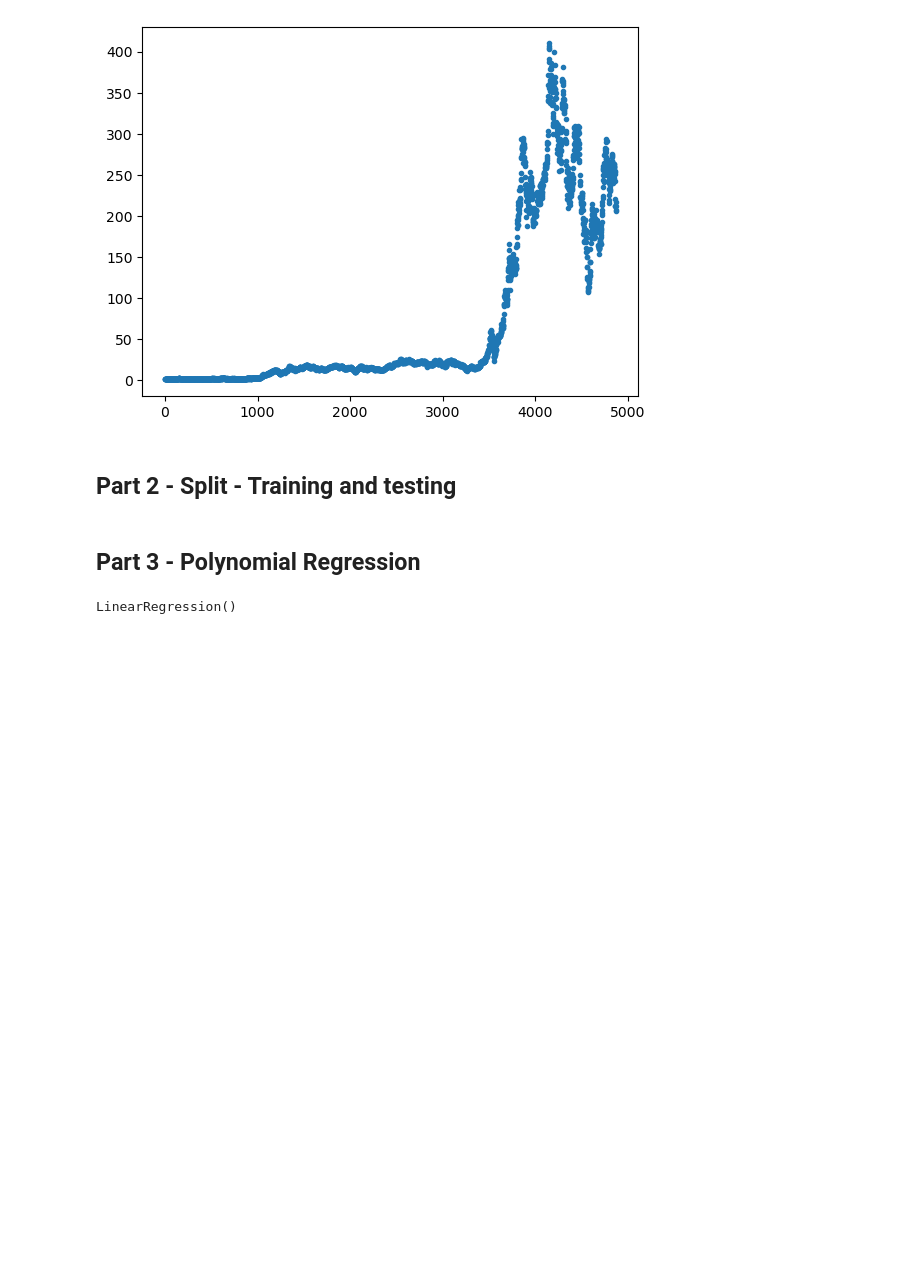
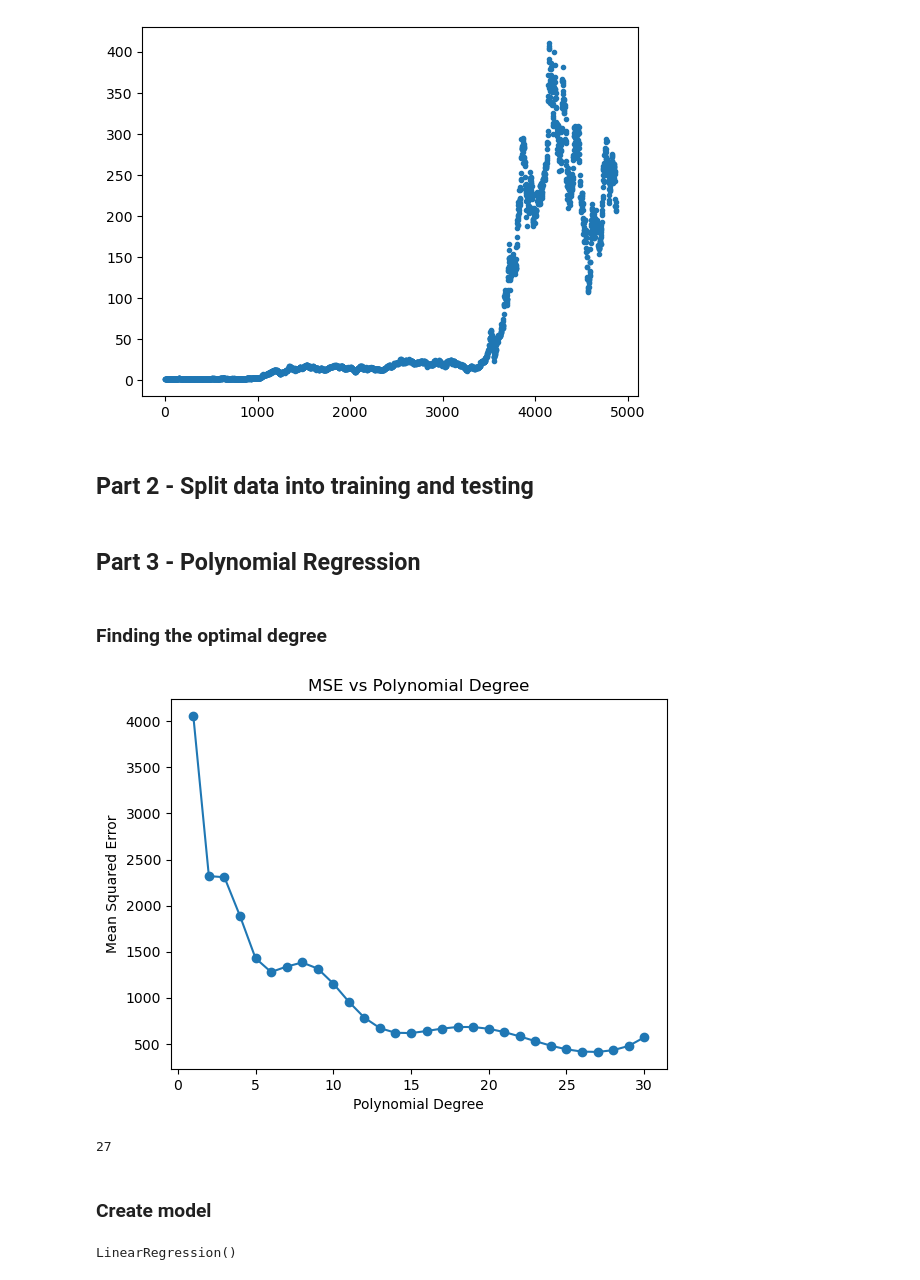
Before and after one commit to SindreSau/ML-Assignment_2, a Jupyter notebook: Assignment2.ipynb, the cells around one changed output. Drawn from its saved outputs; the diff is of its cells as text; code cells hidden in the pictures; blank space fills up the shorter version.

```diff
--- a/Assignment2.ipynb
+++ b/Assignment2.ipynb
@@ -39,5 +41,3 @@ Data columns (total 2 columns):
  1   Adj Close  3357 non-null   float64
 dtypes: float64(1), object(1)
 memory usage: 52.6+ KB
-# %%
-df = df.rename(columns={'Adj Close': 'Adj_Close'})
@@ -72,16 +57,17 @@ df
 # %%
+df.rename(columns={'Adj Close': 'Adj_Close'}, inplace=True)
 plt.scatter(df.Date, df.Adj_Close, marker='.')
 # %% [output]
 <matplotlib.collections.PathCollection at 0x...>
 [figure]
 # %% [markdown]
-## Part 2 - Split - Training and testing
+## Part 2 - Split data into training and testing
 # %%
-# Split data into training and testing
+# Reshaping the data for sklearn
 X = df.Date.values.reshape(-1, 1)
 y = df.Adj_Close.values.reshape(-1, 1)
 
-X_train, X_test, y_train, y_test = train_test_split(X, y, test_size=0.2)
+X_train, X_test, y_train, y_test = train_test_split(X, y, test_size=0.15)
 # %% [markdown]
 ## Part 3 - Polynomial Regression
 # %%
@@ -90,2 +78,39 @@ from sklearn.linear_model import LinearRegression
+# %% [markdown]
+### Finding the optimal degree
+# %%
+degrees = range(1, 31)
+mse_values = []
+
+for degree in degrees:
+    poly = PolynomialFeatures(degree=degree)
+
+    # Transform input data
+    X_train_poly = poly.fit_transform(X_train)
+    X_test_poly = poly.transform(X_test)
+
+    # Train model
+    model = LinearRegression()
+    model.fit(X_train_poly, y_train)
+
+    # Evaluate model
+    y_pred = model.predict(X_test_poly)
+    mse = mean_squared_error(y_test, y_pred)
+    mse_values.append(mse)
+
+# Plot MSE values for each degree
+plt.plot(degrees, mse_values, marker='o', linestyle='-')
+plt.xlabel('Polynomial Degree')
+plt.ylabel('Mean Squared Error')
+plt.title('MSE vs Polynomial Degree')
+plt.show()
+
+# Find the degree with the minimum MSE
+optimal_degree = degrees[np.argmin(mse_values)]
+print(optimal_degree)
+# %% [output]
+[figure, added]
+27
+# %% [markdown]
+### Create model
 # %%
 # Transform input data
```
Also changed, not shown: parts of 16 cells of this notebook.
